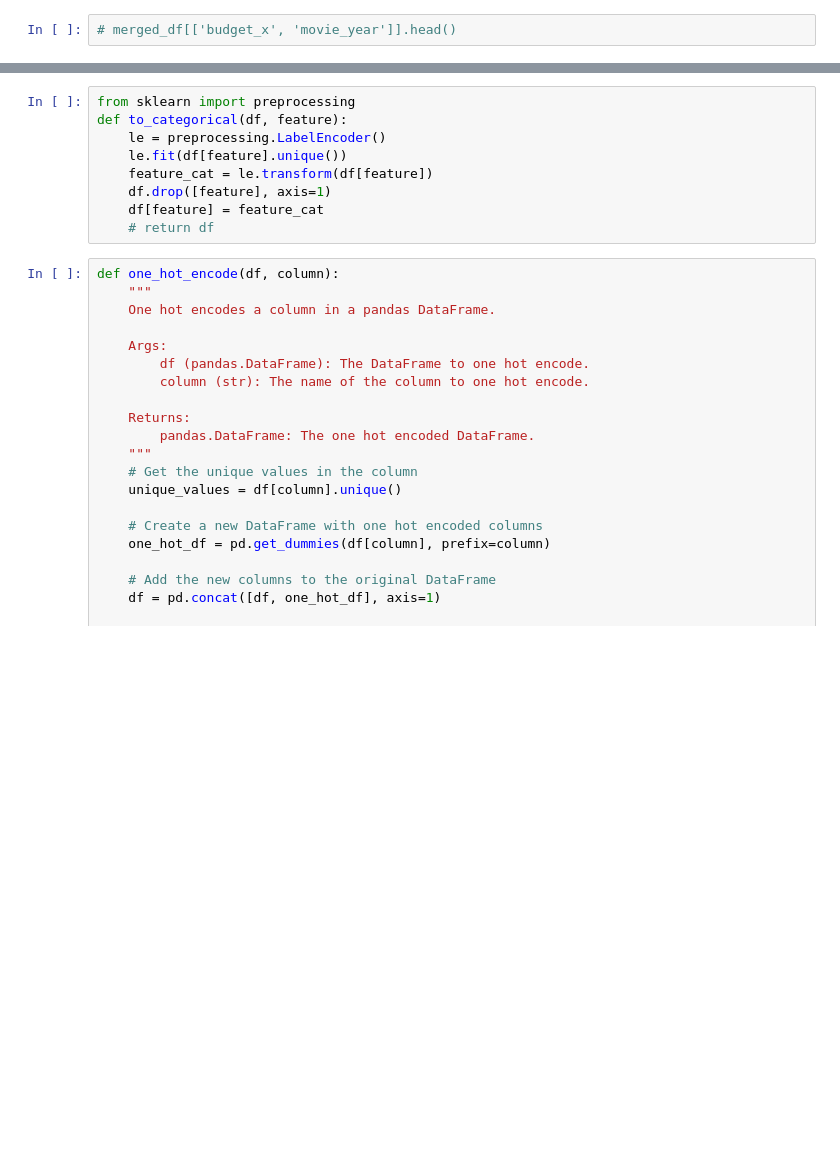
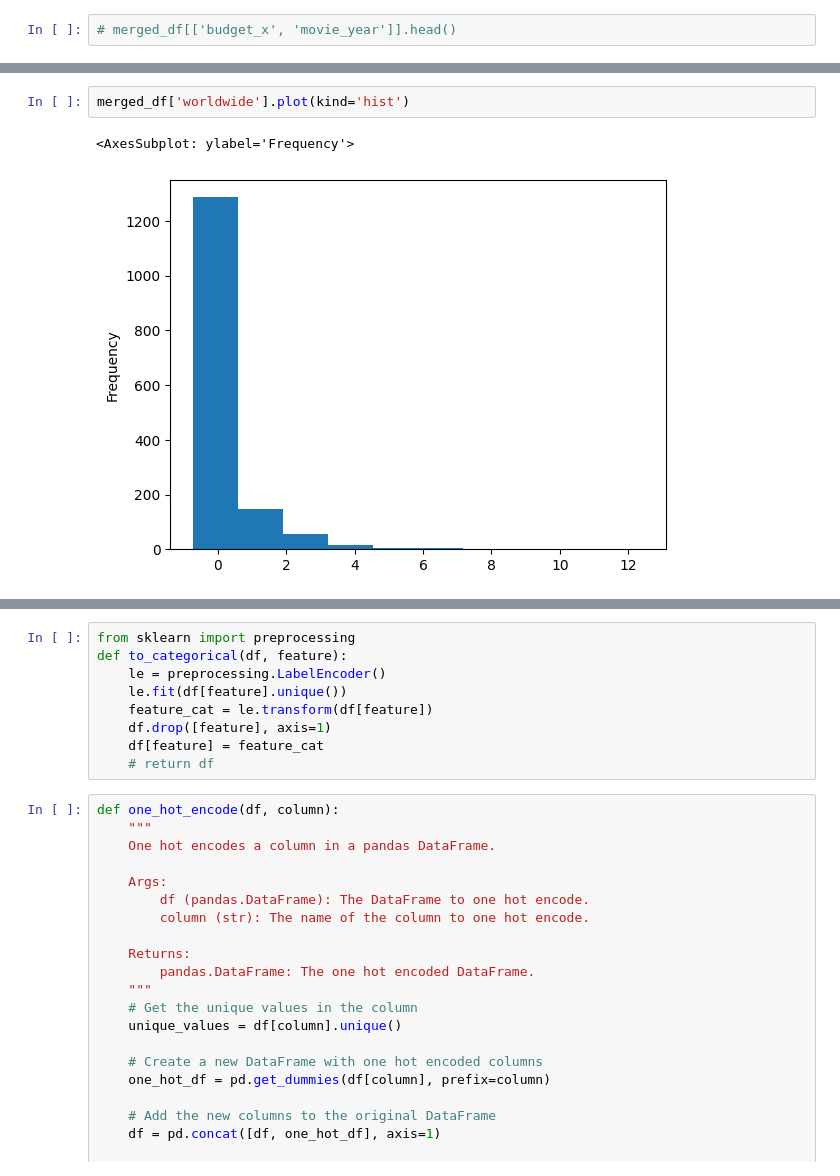
Before and after one commit to mpourostad/MovieRevenuePrediction, a Jupyter notebook: data_visualization.ipynb, the cells around one changed output, grey strips where cells are left out. Saved outputs shown, nothing was run; the diff lists cells and outputs as text; blank space fills up the shorter version.

```diff
--- a/data_visualization.ipynb
+++ b/data_visualization.ipynb
@@ -165,0 +189,5 @@ normalize(merged_df, 'worldwide')
+# %%
+merged_df['worldwide'].plot(kind='hist')
+# %% [output]
+<AxesSubplot: ylabel='Frequency'>
+[figure, added]
```
Also changed, not shown: parts of 19 cells of this notebook, 2 other files.
